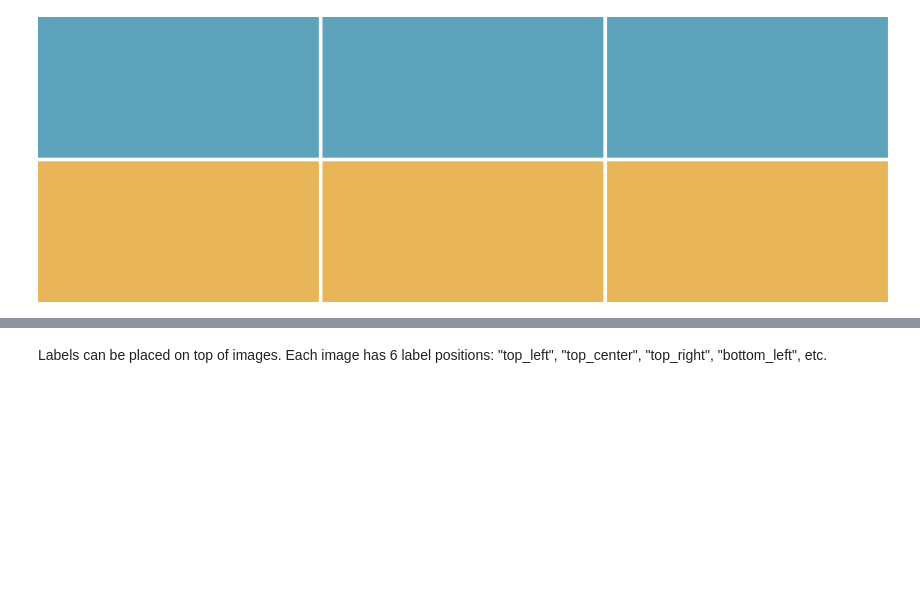
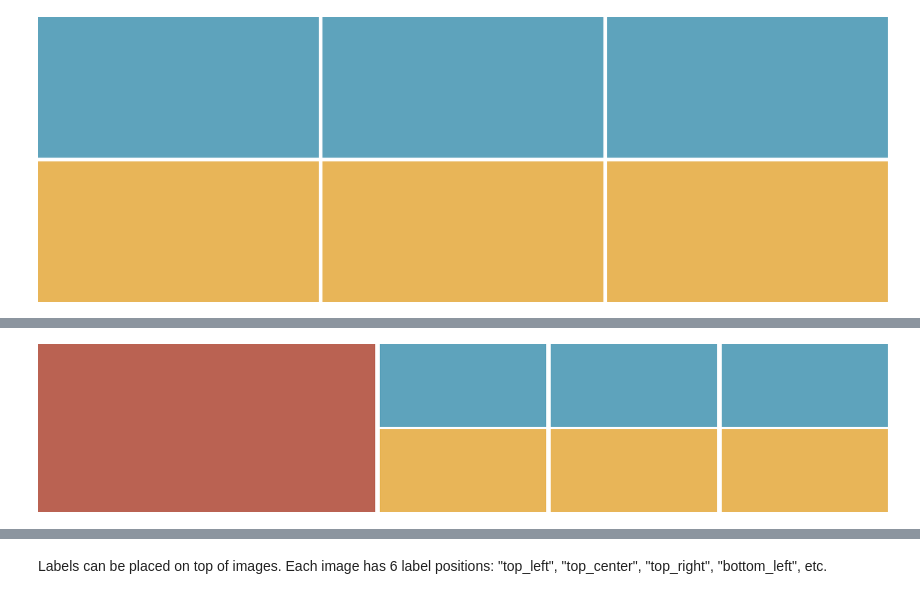
Before and after one commit to Mira-13/figure-gen, a Jupyter notebook: Tutorial.ipynb, the cells around one changed output, grey strips where cells are left out. Cells and saved outputs as stored; diff of their text form; code cells hidden in the pictures; blank space fills up the shorter version.

```diff
--- a/Tutorial.ipynb
+++ b/Tutorial.ipynb
@@ -88,6 +88,6 @@ ref_lay = ref_grid.get_layout()
 ref_lay.set_padding(right=1.0)
 
 # generate figure
-figuregen.horizontal_figure([ref_grid, c_grid], width_cm=18., filename='figure.html')
-displayhtml("figure.html")
+figuregen.horizontal_figure([ref_grid, c_grid], width_cm=18., filename='figure.pdf')
+displaypdf("figure.pdf")
 # %% [output]
@@ -95,3 +94,4 @@ displayhtml("figure.html")
+[figure, added]
 # %%
 # add a title on top of the reference
 ref_grid.set_title('top', 'My Title')
```
Also changed, not shown: parts of 29 cells of this notebook.
